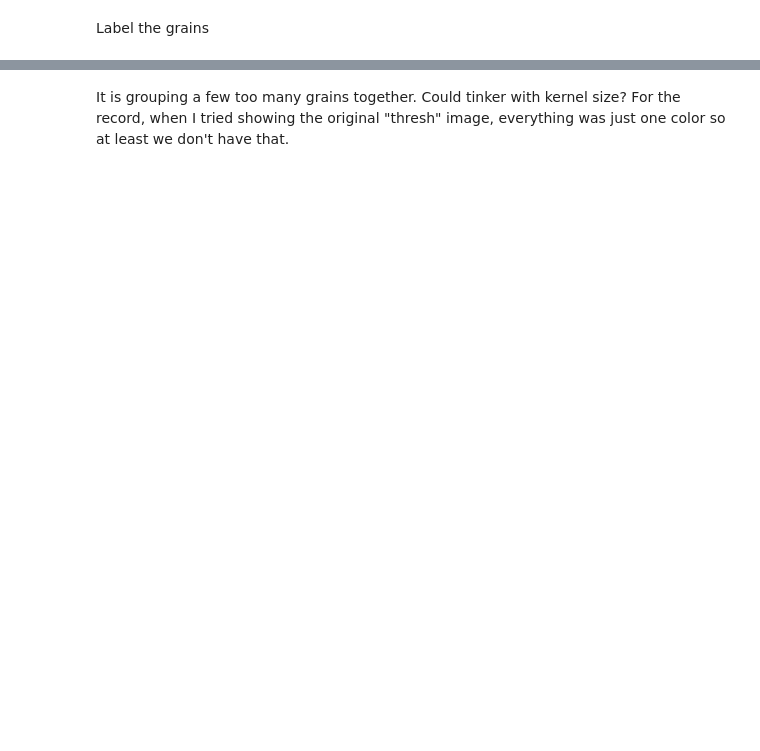
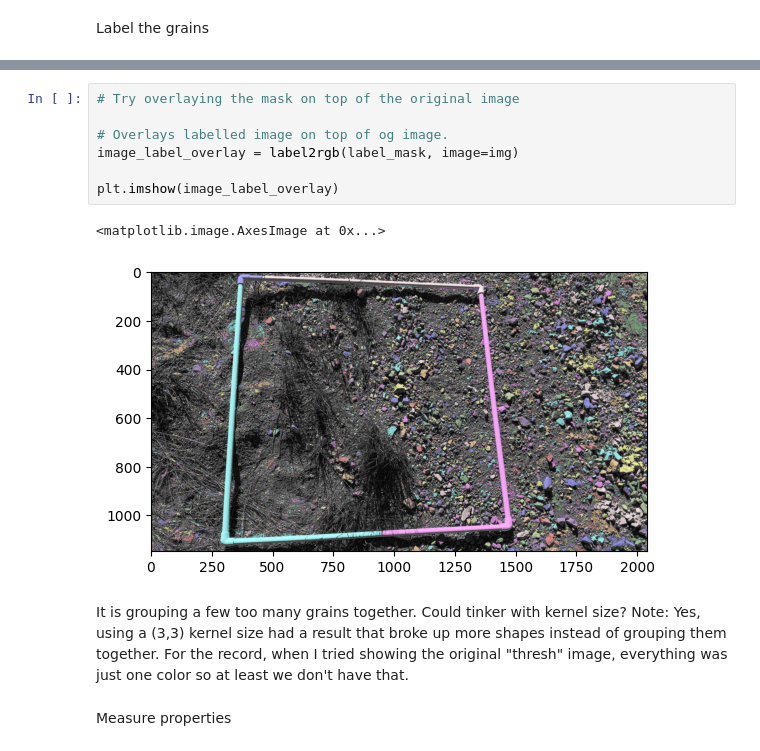
Before and after one commit to dustydells/mtech_reu_plants, a Jupyter notebook: sandbox.ipynb, the cells around one changed output, grey strips where cells are left out. Saved outputs shown, nothing was run; the diff lists cells and outputs as text; blank space fills up the shorter version.

```diff
--- a/sandbox.ipynb
+++ b/sandbox.ipynb
@@ -1225,3 +1235,16 @@ plt.imshow(img_color)
+# %%
+# Try overlaying the mask on top of the original image
+
+# Overlays labelled image on top of og image.
+image_label_overlay = label2rgb(label_mask, image=img)
+
+plt.imshow(image_label_overlay)
+# %% [output]
+<matplotlib.image.AxesImage at 0x...>
+[figure, added]
 # %% [markdown]
 It is grouping a few too many grains together. Could tinker with kernel size?
+Note: Yes, using a (3,3) kernel size had a result that broke up more shapes instead of grouping them together.
 For the record, when I tried showing the original "thresh" image, everything was just one color so at least we don't have that.
+# %% [markdown]
+Measure properties
```
Also changed, not shown: parts of 10 cells of this notebook, 2 other files.
